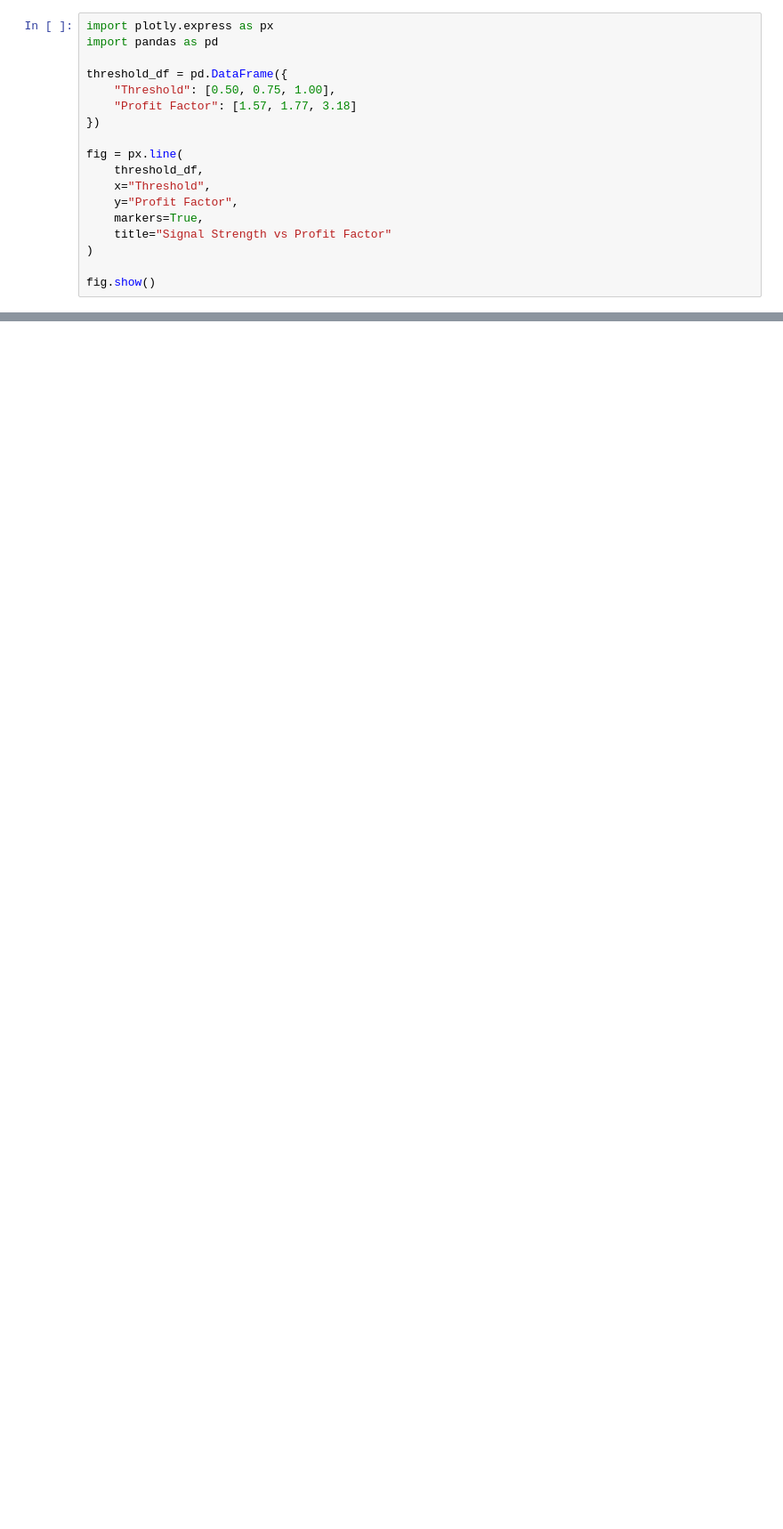
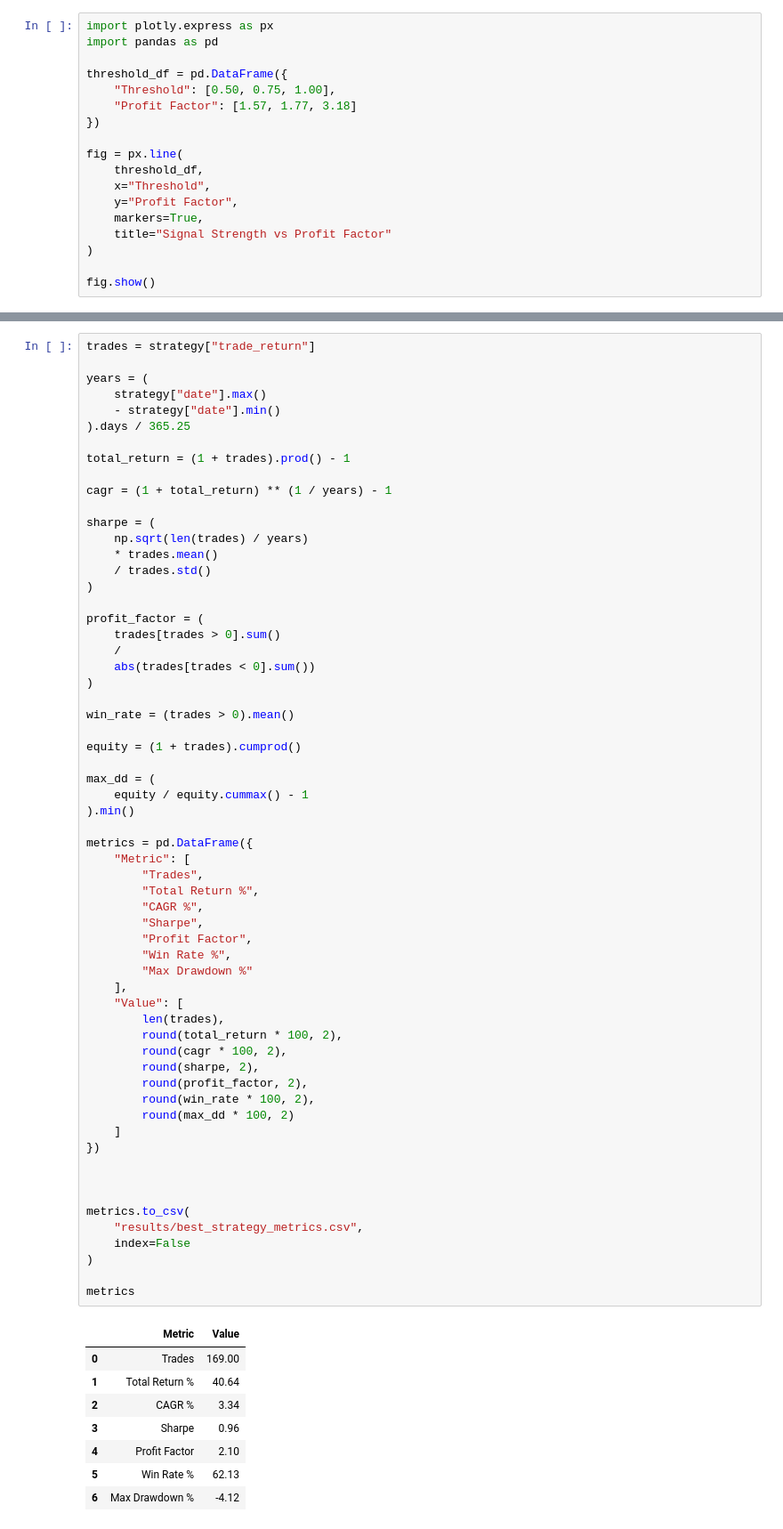
Before and after one commit to nagulapatisaiashwin-lab/Quant-Momentum-Strategy, a Jupyter notebook: notebooks/nifty50_intraday_research/09_VOLATILITY_ADJUSTED_MOMENTUM.ipynb, the cells around one changed output, grey strips where cells are left out. Shown at 89% size. Drawn from its saved outputs; the diff is of its cells as text; blank space fills up the shorter version.

```diff
--- a/notebooks/nifty50_intraday_research/09_VOLATILITY_ADJUSTED_MOMENTUM.ipynb
+++ b/notebooks/nifty50_intraday_research/09_VOLATILITY_ADJUSTED_MOMENTUM.ipynb
@@ -308,0 +311,70 @@ fig.show()
+# %%
+trades = strategy["trade_return"]
+
+years = (
+    strategy["date"].max()
+    - strategy["date"].min()
+).days / 365.25
+
+total_return = (1 + trades).prod() - 1
+
+cagr = (1 + total_return) ** (1 / years) - 1
+
+sharpe = (
+    np.sqrt(len(trades) / years)
+    * trades.mean()
+    / trades.std()
+)
+
+profit_factor = (
+    trades[trades > 0].sum()
+    /
+    abs(trades[trades < 0].sum())
+)
+
+win_rate = (trades > 0).mean()
+
+equity = (1 + trades).cumprod()
+
+max_dd = (
+    equity / equity.cummax() - 1
+).min()
+
+metrics = pd.DataFrame({
+    "Metric": [
+        "Trades",
+        "Total Return %",
+        "CAGR %",
+        "Sharpe",
+        "Profit Factor",
+        "Win Rate %",
+        "Max Drawdown %"
+    ],
+    "Value": [
+        len(trades),
+        round(total_return * 100, 2),
+        round(cagr * 100, 2),
+        round(sharpe, 2),
+        round(profit_factor, 2),
+        round(win_rate * 100, 2),
+        round(max_dd * 100, 2)
+    ]
+})
+
+
+
+metrics.to_csv(
+    "results/best_strategy_metrics.csv",
+    index=False
+)
+
+metrics
+# %% [output]
+|  | Metric | Value |
+| 0 | Trades | 169.00 |
+| 1 | Total Return % | 40.64 |
+| 2 | CAGR % | 3.34 |
+| 3 | Sharpe | 0.96 |
+| 4 | Profit Factor | 2.10 |
+| 5 | Win Rate % | 62.13 |
+| 6 | Max Drawdown % | -4.12 |
```
Also changed, not shown: parts of 5 cells of this notebook, 6 other files.
